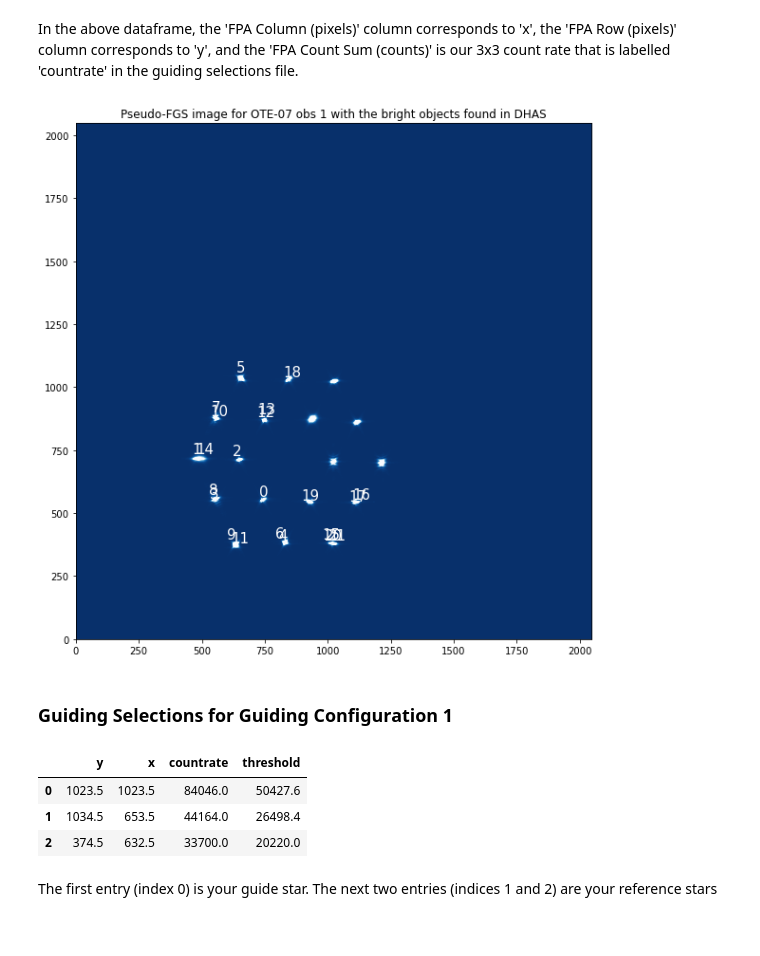
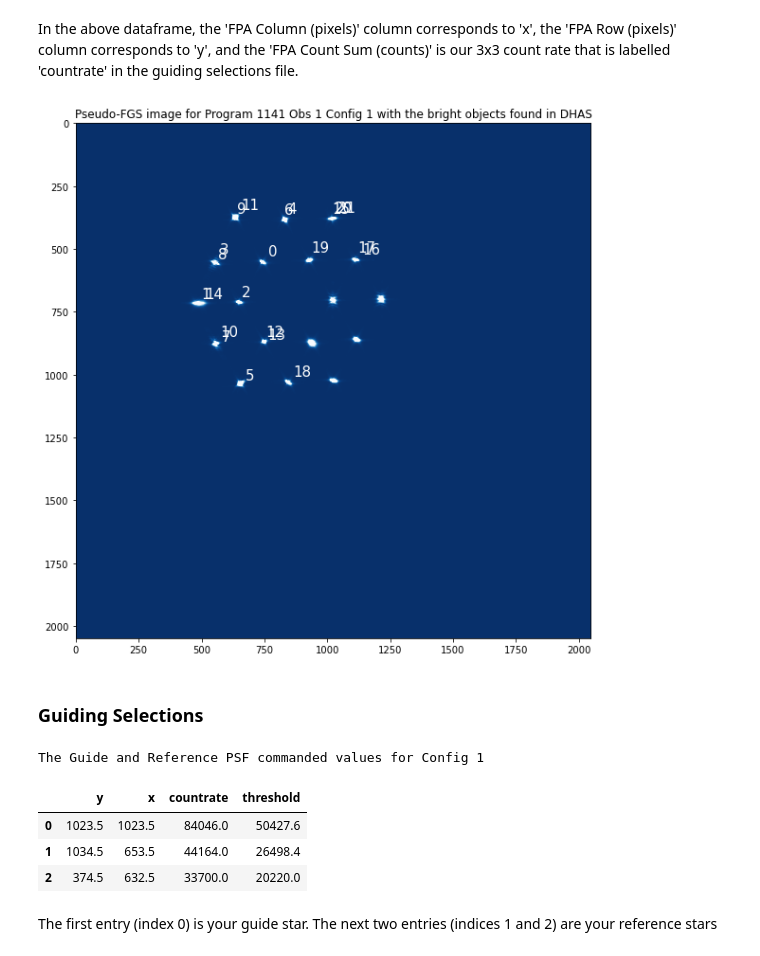
Before and after one commit to spacetelescope/jwst_magic, a Jupyter notebook: notebooks/Commissioning_Support/Global Alignment Observation 1 Guiding Failure Analysis Plan.ipynb, the cells around one changed output. Saved outputs shown, nothing was run; the diff lists cells and outputs as text; code cells hidden in the pictures.

```diff
--- a/notebooks/Commissioning_Support/Global Alignment Observation 1 Guiding Failure Analysis Plan.ipynb
+++ b/notebooks/Commissioning_Support/Global Alignment Observation 1 Guiding Failure Analysis Plan.ipynb
@@ -97,14 +109,11 @@ nrc_detector = 'A3'  # NIRCam detector used for NIRCam observations
 commanded_out_dir = '/itar/jwst/tel/share/wf_guiding/ga_guiding_failure_analysis_plan'
 
 # Root passed into MAGIC
-root_psuedo_fgs = 'for_ote07_obs1'
+root_psuedo_fgs = f'for_ote07_obs{observation}'
 
 # Check that there is data at that location
 if not os.path.exists(os.path.join(commanded_out_dir, 'out', root_psuedo_fgs)):
-    print("ERROR: The directory that you listed does not exist. Check that is it is pointing to the correc place.")
-
-# Number associated with the config used for the commands. Expecting a list up to 3
-config_numbers = [1,] # [1, 2, 3]
+    print("ERROR: The directory that you listed does not exist. Check that is it is pointing to the correct place.")
 # %%
 # The location of data from the observatory
 failed_observation_products = '/itar/jwst/tel/share/wf_guiding/ga_guiding_failure_analysis_plan/ga_failure'
@@ -131,7 +146,13 @@ fail_attempt = 3
 # %%
+# Config number - you will run the cells below for each
+# Number associated with the config used for the commands.
+config_number = 1
+
 # The bright object list that will come out of running the failed ID strips through DHAS
 # If you have multiple configs, you might have to change the path below
-bright_object_list_config1 = glob(os.path.join(failed_observation_products, f'track_attempt_{fail_attempt}',
-                                               'idSim_cfg_default_*.bobj'))[0]
-print(bright_object_list_config1)
+bright_object_list = glob(os.path.join(failed_observation_products,
+                                       f'track_attempt_{fail_attempt}',
+                                       f'config_{config_number}',
+                                       'idSim_cfg_default_*.bobj'))[0]
+print(bright_object_list)
 # %% [output]
@@ -270,6 +254,6 @@ bright_object_list_config1
 # %%
 # Read the bright object list into a table (Data Frame)
-bright_object_df = pd.read_csv(bright_object_list_config1)
+bright_object_df = pd.read_csv(bright_object_list)
 
 # Display the table
 bright_object_df
@@ -300,24 +284,25 @@ psuedo_fgs = fits.getdata(glob(os.path.join(commanded_out_dir, 'out', root_psued
 # %%
 # Plot the bright objects that made this list on top of the Pseudo FGS image that you made when you made
 #  the command
 plt.figure(figsize=(12, 10))
-plt.imshow(psuedo_fgs, cmap='Blues_r', vmin=0, vmax=1000, origin='lower')
+plt.imshow(psuedo_fgs, cmap='Blues_r', vmin=0, vmax=1000, origin='upper')
 
 for i, (column, row) in enumerate(zip(bright_object_df['FPA Column (pixels)'].values,
                                   bright_object_df['FPA Row (pixels)'].values)):
-    plt.annotate(i, (column, row), (column-20, row+20), color='white', fontsize=15)
+    plt.annotate(i, (column, row), (column+20, row-20), color='white', fontsize=15)
 
-plt.title('Pseudo-FGS image for OTE-07 obs 1 with the bright objects found in DHAS')
+plt.title(f'Pseudo-FGS image for Program {program_id} Obs {observation} Config {config_number} with the bright objects found in DHAS')
 plt.show()
 # %% [output]
-[figure, old version]
+[figure, new version]
 # %% [markdown]
-### Guiding Selections for Guiding Configuration 1
+### Guiding Selections
 # %%
 # Guiding selections file
 # The first row is the guide star, subsequent rows are reference stars. Order of ref stars doesn't matter.
-commanded = pd.read_csv(os.path.join(commanded_out_dir, 'out', root_psuedo_fgs, f'guiding_config_{config_numbers[0]}',
-                        f'shifted_guiding_selections_{root_psuedo_fgs}_G{guider}_config{config_numbers[0]}.txt'),
+commanded = pd.read_csv(os.path.join(commanded_out_dir, 'out', root_psuedo_fgs,
+                                     f'guiding_config_{config_numbers[0]}',
+                                     f'shifted_guiding_selections_{root_psuedo_fgs}_G{guider}_config{config_number}.txt'),
                         skiprows=1, delimiter=' ', names=['y', 'x', 'countrate'])
 
 # Add the count rate threshold to the table
@@ -326,8 +311,10 @@ thresholds = threshold * commanded['countrate'].values
 commanded['threshold'] = thresholds
 
 # Display the table
+print(f'The Guide and Reference PSFs commanded values for Config {config_number}')
 commanded
 # %% [output]
+The Guide and Reference PSF commanded values for Config 1
 |  | y | x | countrate | threshold |
 | 0 | 1023.5 | 1023.5 | 84046.0 | 50427.6 |
 | 1 | 1034.5 | 653.5 | 44164.0 | 26498.4 |
```
Also changed, not shown: parts of 57 cells of this notebook, 1 other file.
